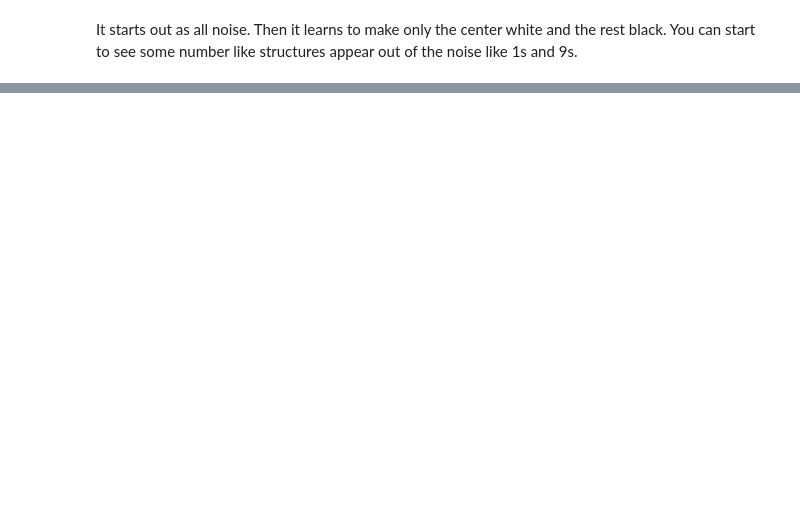
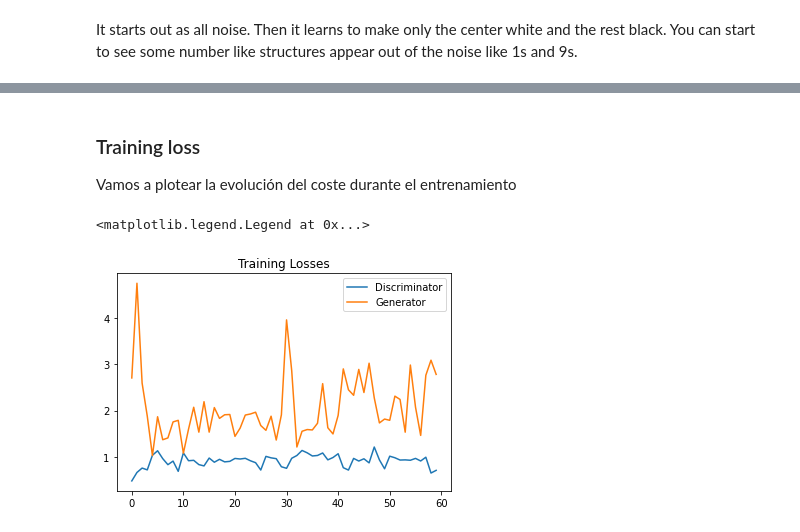
Before and after one commit to bomiquel/Project3_MNIST_GAN, a Jupyter notebook: MNIST_GAN_Exercise.ipynb, the cells around one changed output, grey strips where cells are left out. Saved outputs shown, nothing was run; the diff lists cells and outputs as text; code cells hidden in the pictures; blank space fills up the shorter version.

```diff
--- a/MNIST_GAN_Exercise.ipynb
+++ b/MNIST_GAN_Exercise.ipynb
@@ -526,0 +466,30 @@ view_samples(0, [rand_images])
+# %%
+# Hiper-parámetros del discriminador
+
+# Tamaño de la imagen de entrada al discriminador (28*28)
+input_size = 784
+# Tamaño de la salida del discriminador (real o falsa)
+d_output_size = 1
+# Tamaño de la última capa oculta del discriminador
+d_hidden_size = 32
+
+# Hiper-parámetros de la generadora
+
+# Tamaño de la imagen de entrada a la generadora
+z_size = 100
+# Tamaño de la salida de la generadora (28*28)
+g_output_size = 784
+# Tamaño de la primera capa oculta de la generadora
+g_hidden_size = 32
+
+# Probabilidad de dropout
+p = 0.35
+# %%
+# instantiate discriminator and generator
+D = Discriminator(input_size, d_hidden_size, d_output_size, p)
+G = Generator(z_size, g_hidden_size, g_output_size, p)
+
+# check that they are as you expect
+print(D)
+print()
+print(G)
@@ -526,0 +512,7 @@ view_samples(0, [rand_images])
+# %%
+# Definimos el learning rate
+lr = 0.002
+
+# Aplicamos el optimizador Adam
+d_optimizer = optim.Adam(D.parameters(), lr)
+g_optimizer = optim.Adam(G.parameters(), lr)
@@ -526,0 +643,14 @@ view_samples(0, [rand_images])
+# %% [markdown]
+### Training loss
+
+Vamos a plotear la evolución del coste durante el entrenamiento
+# %%
+fig, ax = plt.subplots()
+losses = np.array(losses)
+plt.plot(losses.T[0], label='Discriminator')
+plt.plot(losses.T[1], label='Generator')
+plt.title("Training Losses")
+plt.legend()
+# %% [output]
+<matplotlib.legend.Legend at 0x...>
+[figure, added]
```
Also changed, not shown: parts of 96 cells of this notebook, 1 other file.
